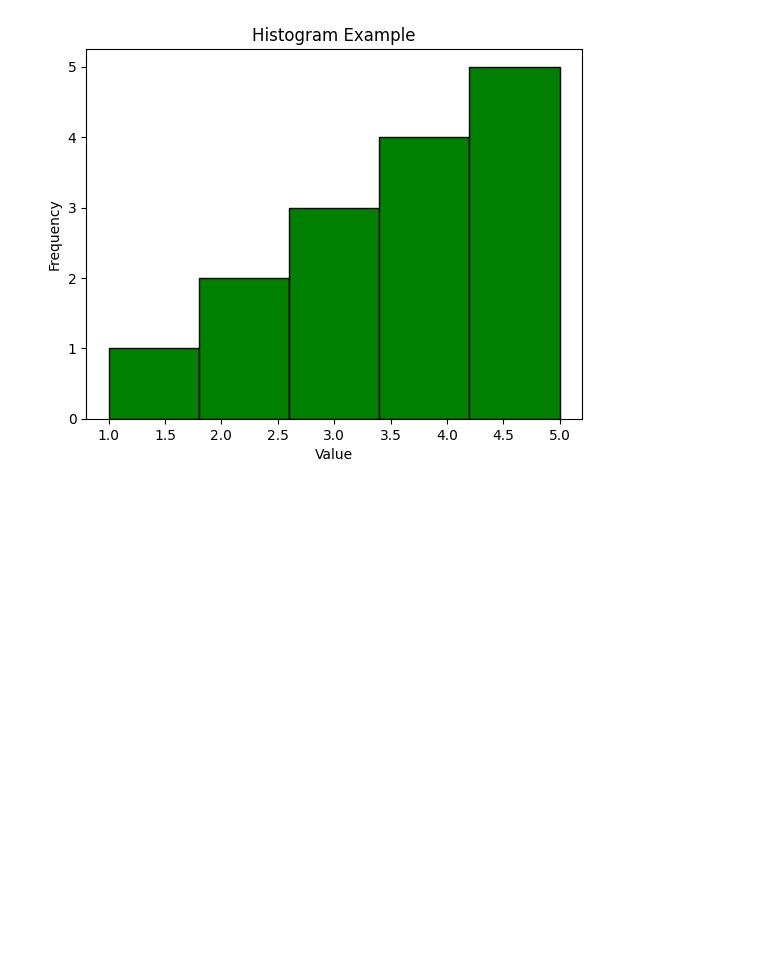
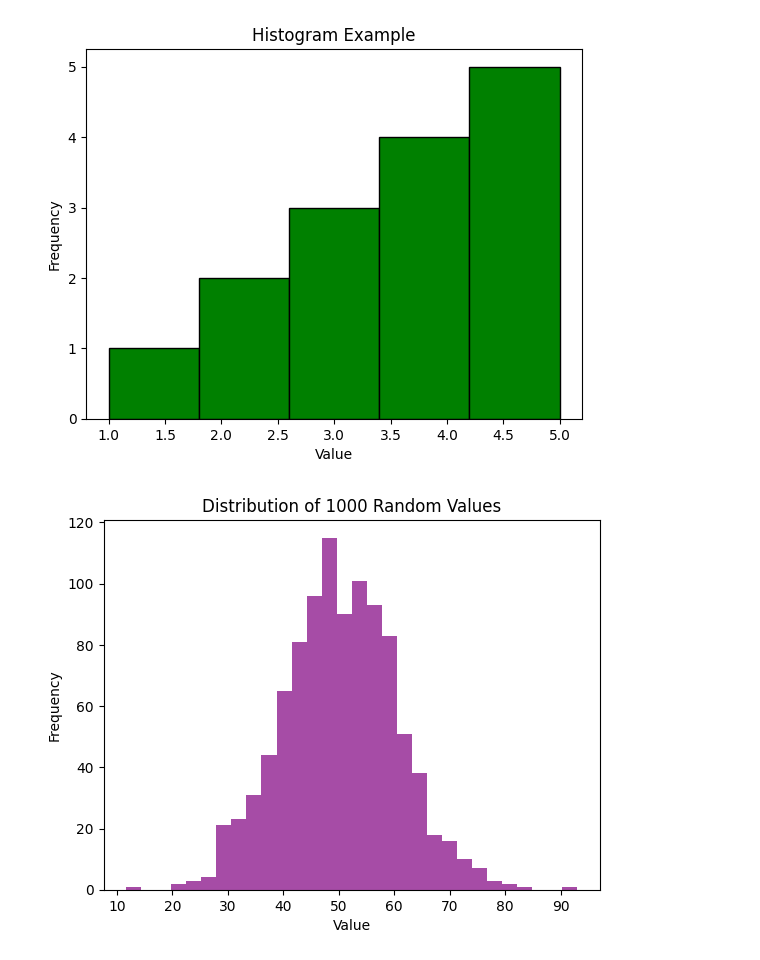
Before and after one commit to learnwithirfan/note-e51, a Jupyter notebook: note7.ipynb, the cells around one changed output. Cells and saved outputs as stored; diff of their text form; code cells hidden in the pictures; blank space fills up the shorter version.

```diff
--- a/note7.ipynb
+++ b/note7.ipynb
@@ -1017,3 +1017,15 @@ plt.ylabel("Frequency")
 plt.show()
 # %% [output]
 [figure]
+# %%
+import numpy as np
+data = np.random.normal(loc=50, scale=10, size=1000)
+# mean=50, std=10
+
+plt.hist(data, bins=30, color='purple', alpha=0.7)
+plt.title("Distribution of 1000 Random Values")
+plt.xlabel("Value")
+plt.ylabel("Frequency")
+plt.show()
+# %% [output]
+[figure, added]
```
Also changed, not shown: parts of 16 cells of this notebook.
